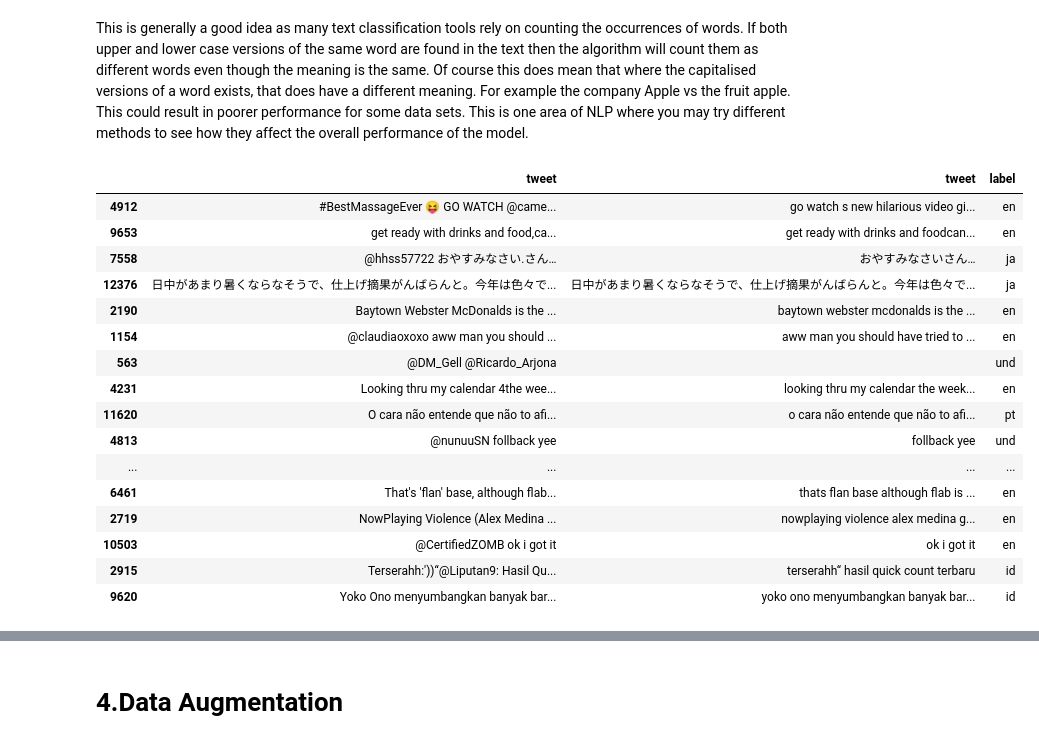
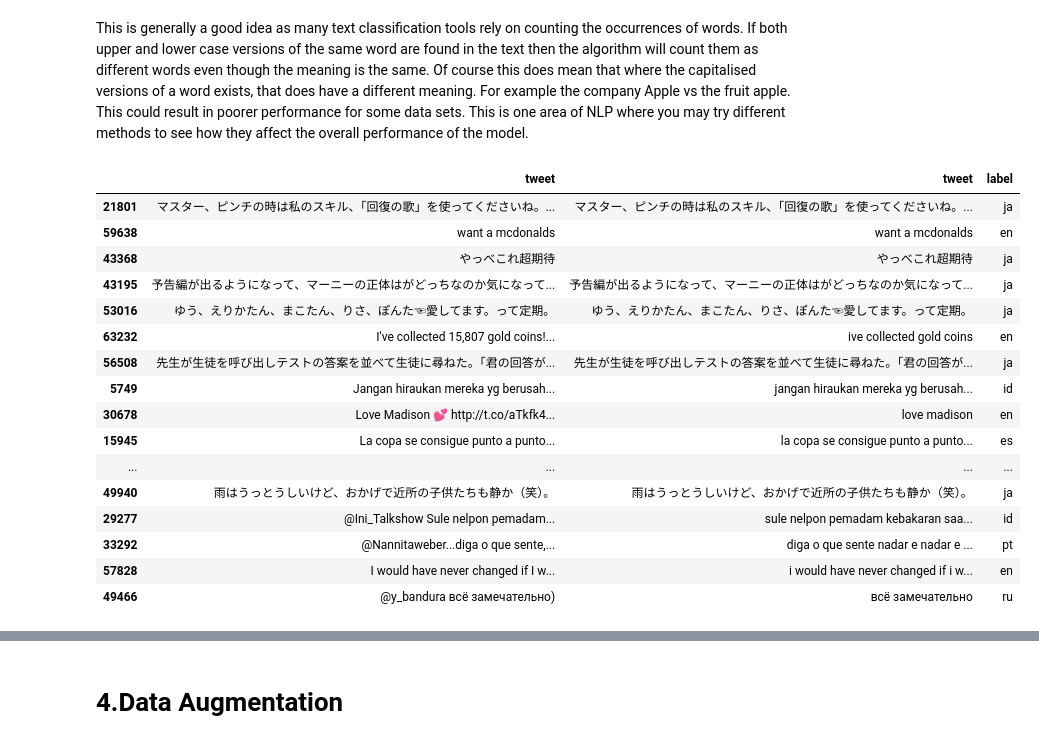
Before and after one commit to jan-kreischer/UZH_ML4NLP, a Jupyter notebook: Project-01/index_jan.ipynb, the cells around one changed output, grey strips where cells are left out. Drawn from its saved outputs; the diff is of its cells as text; code cells hidden in the pictures.

```diff
--- a/Project-01/index_jan.ipynb
+++ b/Project-01/index_jan.ipynb
@@ -45 +67,3 @@ train_data = load_dataset(url_train_dev)
 test_data = load_dataset(url_test)
+# %%
+dataset = pd.concat([training_data, test_data], axis=0) # Merge into one dataset for the pre-processing
@@ -45,0 +74,2 @@ test_data = load_dataset(url_test)
+# %%
+dataset = dataset.sample(frac=1).reset_index(drop=True) # Randomly shuffle the data
@@ -131,7 +134,7 @@ def remove_all_emojis(text):
     text = text.replace(item, '')
   return text
 # %%
-def  clean_text(df, column):
+def  clean_data(df, column):
     df = df.copy(deep=True) # Make deep copy of tweets
     df[column] = df[column].str.lower() # Transform into all lowercase
 
@@ -167,21 +182,22 @@ train_clean = clean_text(train_data, "tweet")
+# %%
+cleaned_dataset = clean_data(dataset, "tweet")
 # %%
-test_data_comparison = pd.concat([test_data.drop(['label'], axis=1), test_clean], axis=1)
-test_data_comparison.sample(20, axis=0)
+pd.concat([dataset.drop(['label'], axis=1), cleaned_dataset], axis=1).sample(20, axis=0)
 # %% [output]
 |  | tweet | tweet | label |
-| 4912 | #BestMassageEver 😝 GO WATCH @came... | go watch s new hilarious video gi... | en |
-| 9653 | get ready with drinks and food,ca... | get ready with drinks and foodcan... | en |
-| 7558 | @hhss57722 おやすみなさい.さん… | おやすみなさいさん… | ja |
-| 12376 | 日中があまり暑くならなそうで、仕上げ摘果がんばらんと。今年は色々で... | 日中があまり暑くならなそうで、仕上げ摘果がんばらんと。今年は色々で... | ja |
-| 2190 | Baytown Webster McDonalds is the ... | baytown webster mcdonalds is the ... | en |
-| 1154 | @claudiaoxoxo aww man you should ... | aww man you should have tried to ... | en |
-| 563 | @DM_Gell @Ricardo_Arjona |  | und |
-| 4231 | Looking thru my calendar 4the wee... | looking thru my calendar the week... | en |
-| 11620 | O cara não entende que não to afi... | o cara não entende que não to afi... | pt |
-| 4813 | @nunuuSN follback yee | follback yee | und |
+| 21801 | マスター、ピンチの時は私のスキル、「回復の歌」を使ってくださいね。... | マスター、ピンチの時は私のスキル、「回復の歌」を使ってくださいね。... | ja |
+| 59638 | want a mcdonalds | want a mcdonalds | en |
+| 43368 | やっべこれ超期待 | やっべこれ超期待 | ja |
+| 43195 | 予告編が出るようになって、マーニーの正体はがどっちなのか気になって... | 予告編が出るようになって、マーニーの正体はがどっちなのか気になって... | ja |
+| 53016 | ゆう、えりかたん、まこたん、りさ、ぽんた☜愛してます。って定期。 | ゆう、えりかたん、まこたん、りさ、ぽんた☜愛してます。って定期。 | ja |
+| 63232 | I've collected 15,807 gold coins!... | ive collected gold coins | en |
+| 56508 | 先生が生徒を呼び出しテストの答案を並べて生徒に尋ねた。「君の回答が... | 先生が生徒を呼び出しテストの答案を並べて生徒に尋ねた。「君の回答が... | ja |
+| 5749 | Jangan hiraukan mereka yg berusah... | jangan hiraukan mereka yg berusah... | id |
+| 30678 | Love Madison 💕 http://t.co/aTkfk4... | love madison | en |
+| 15945 | La copa se consigue punto a punto... | la copa se consigue punto a punto... | es |
 | ... | ... | ... | ... |
-| 6461 | That's 'flan' base, although flab... | thats flan base although flab is ... | en |
-| 2719 | NowPlaying Violence (Alex Medina ... | nowplaying violence alex medina g... | en |
-| 10503 | @CertifiedZOMB ok i got it | ok i got it | en |
-| 2915 | Terserahh:'))“@Liputan9: Hasil Qu... | terserahh“ hasil quick count terbaru | id |
-| 9620 | Yoko Ono menyumbangkan banyak bar... | yoko ono menyumbangkan banyak bar... | id |
+| 49940 | 雨はうっとうしいけど、おかげで近所の子供たちも静か（笑）。 | 雨はうっとうしいけど、おかげで近所の子供たちも静か（笑）。 | ja |
+| 29277 | @Ini_Talkshow Sule nelpon pemadam... | sule nelpon pemadam kebakaran saa... | id |
+| 33292 | @Nannitaweber...diga o que sente,... | diga o que sente nadar e nadar e ... | pt |
+| 57828 | I would have never changed if I w... | i would have never changed if i w... | en |
+| 49466 | @y_bandura всё замечательно) | всё замечательно | ru |
```
Also changed, not shown: parts of 22 cells of this notebook.
